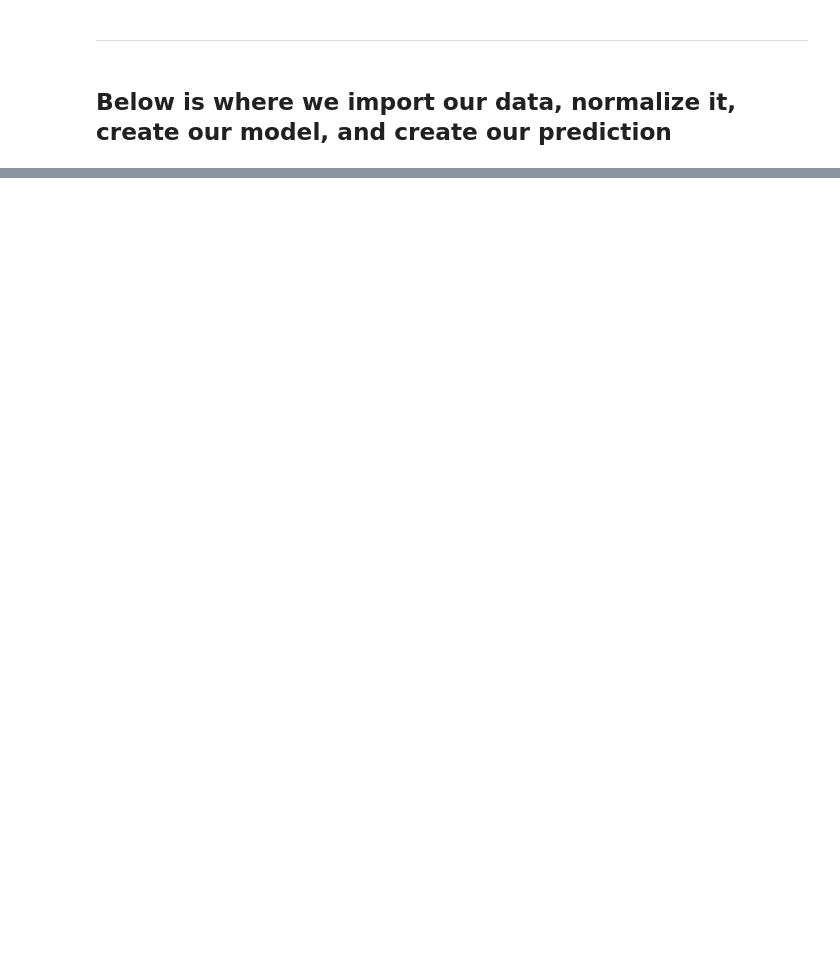
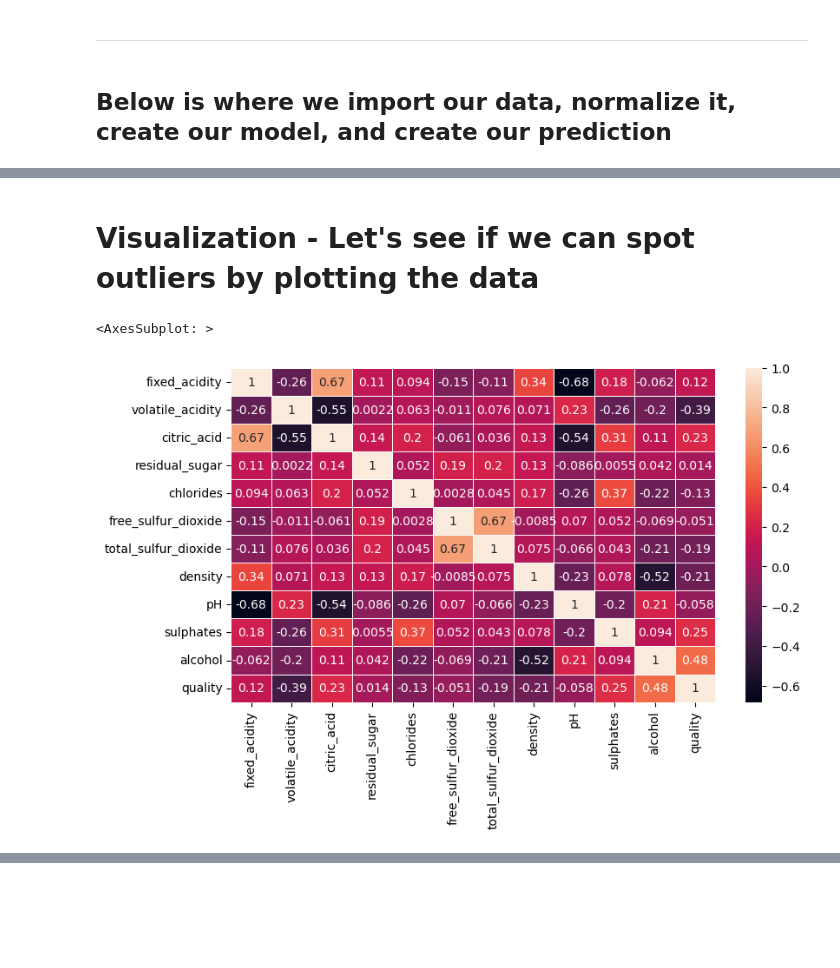
Before and after one commit to robsaye/C964_Capstone_Wine_Classification, a Jupyter notebook: C964_Capstone_Wine_Predictor.ipynb, the cells around one changed output, grey strips where cells are left out. Cells and saved outputs as stored; diff of their text form; code cells hidden in the pictures; blank space fills up the shorter version.

```diff
--- a/C964_Capstone_Wine_Predictor.ipynb
+++ b/C964_Capstone_Wine_Predictor.ipynb
@@ -57,0 +142,9 @@ white_wine
+# %% [markdown]
+# Visualization - Let's see if we can spot outliers by plotting the data
+# %%
+#Let's start with a heatmap
+plt.figure(figsize=(9,5))
+sns.heatmap(red_wine.corr(), annot=True, linewidth=0.5)
+# %% [output]
+<AxesSubplot: >
+[figure, added]
```
Also changed, not shown: parts of 76 cells of this notebook, 1 other file.
